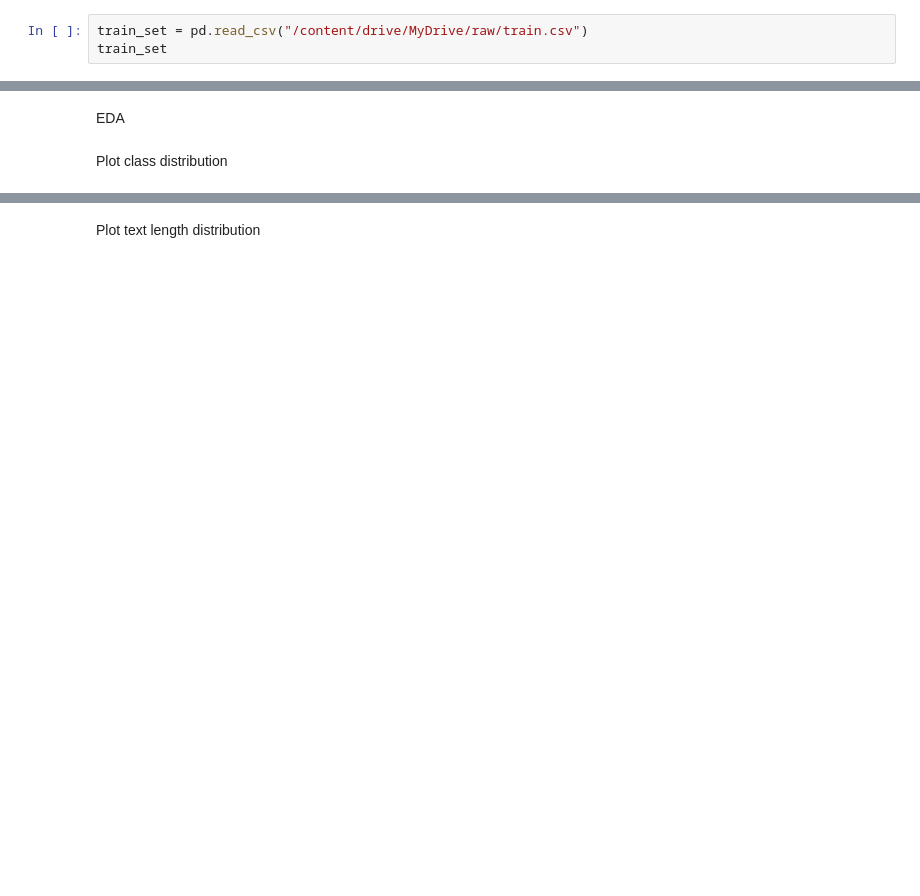
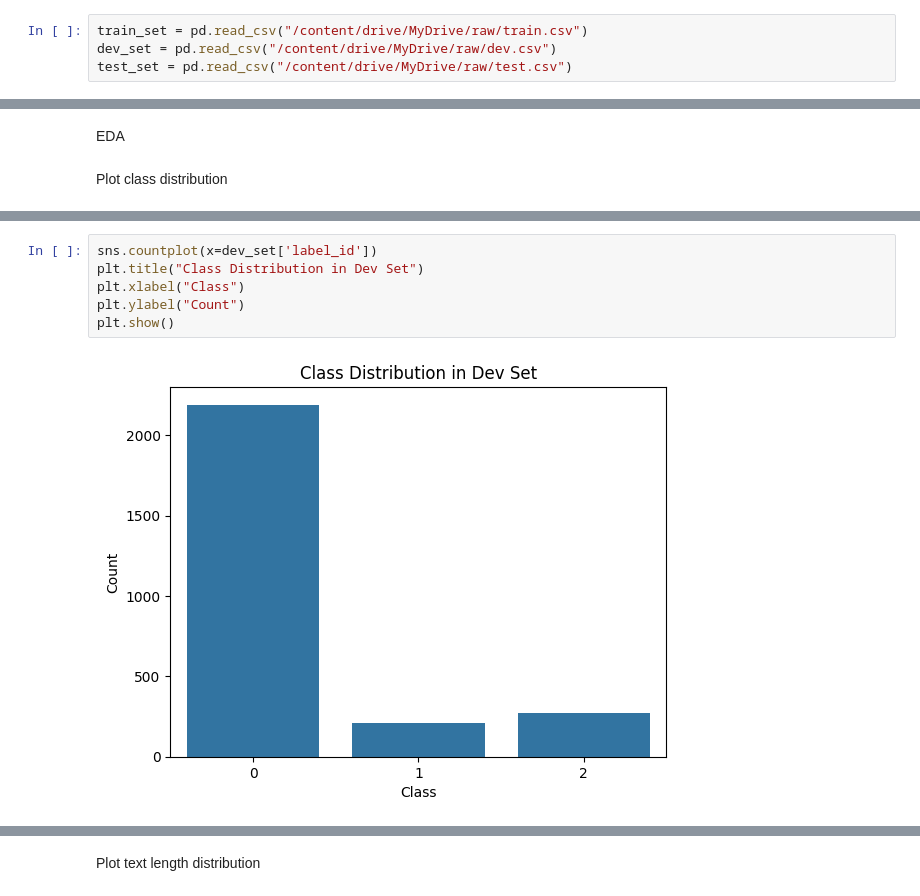
Before and after one commit to DuyMinhDo/Vietnamese-Hate-Speech-Detection, a Jupyter notebook: notebooks/EDA.ipynb, the cells around one changed output, grey strips where cells are left out. Cells and saved outputs as stored; diff of their text form; blank space fills up the shorter version.

```diff
--- a/notebooks/EDA.ipynb
+++ b/notebooks/EDA.ipynb
@@ -39,4 +39,5 @@ from underthesea import word_tokenize
 Load training set
 # %%
 train_set = pd.read_csv("/content/drive/MyDrive/raw/train.csv")
-train_set
+dev_set = pd.read_csv("/content/drive/MyDrive/raw/dev.csv")
+test_set = pd.read_csv("/content/drive/MyDrive/raw/test.csv")
@@ -129,0 +211,8 @@ plt.show()
+# %%
+sns.countplot(x=dev_set['label_id'])
+plt.title("Class Distribution in Dev Set")
+plt.xlabel("Class")
+plt.ylabel("Count")
+plt.show()
+# %% [output]
+[figure, added]
```
Also changed, not shown: parts of 28 cells of this notebook, 11 other files.
